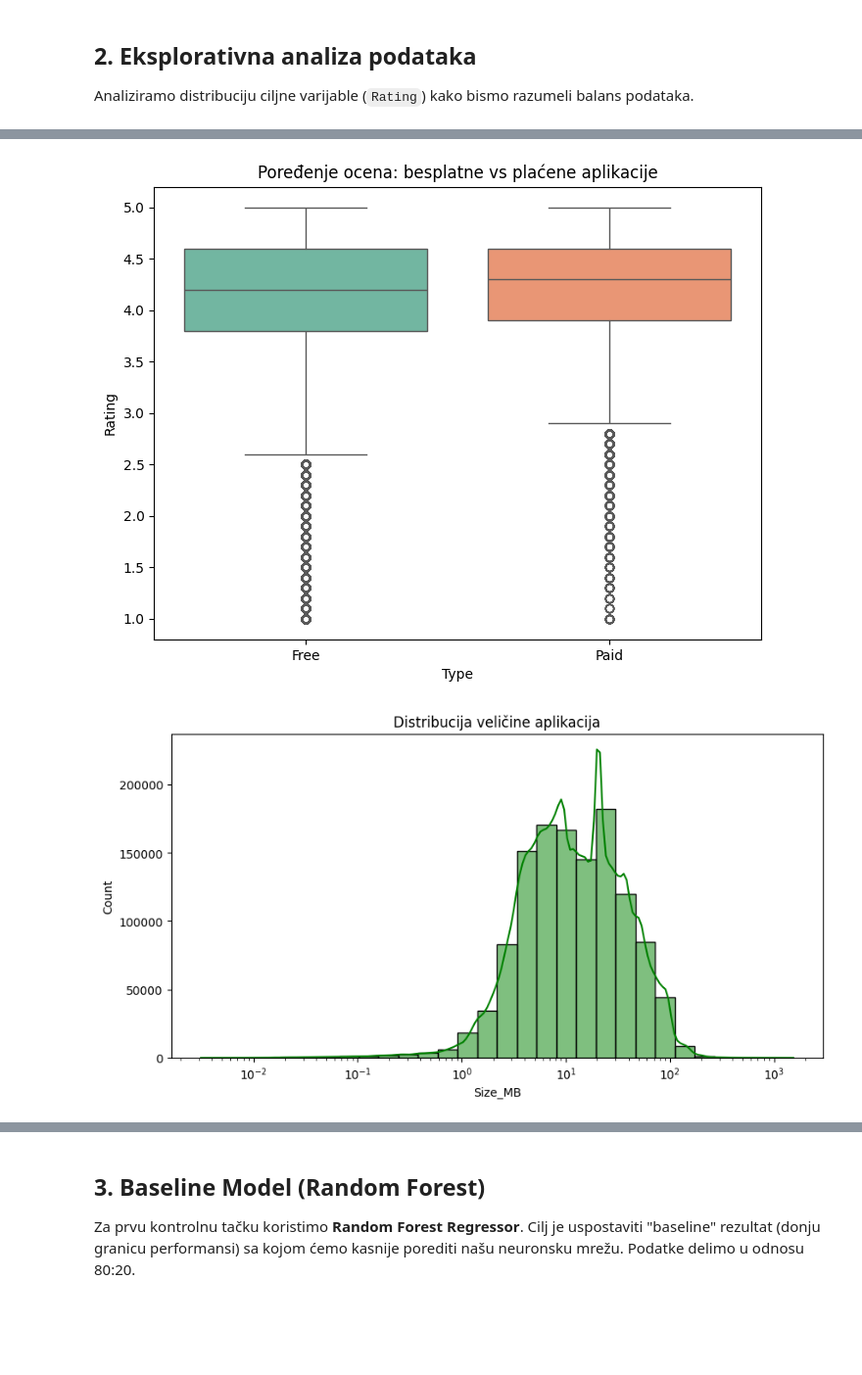
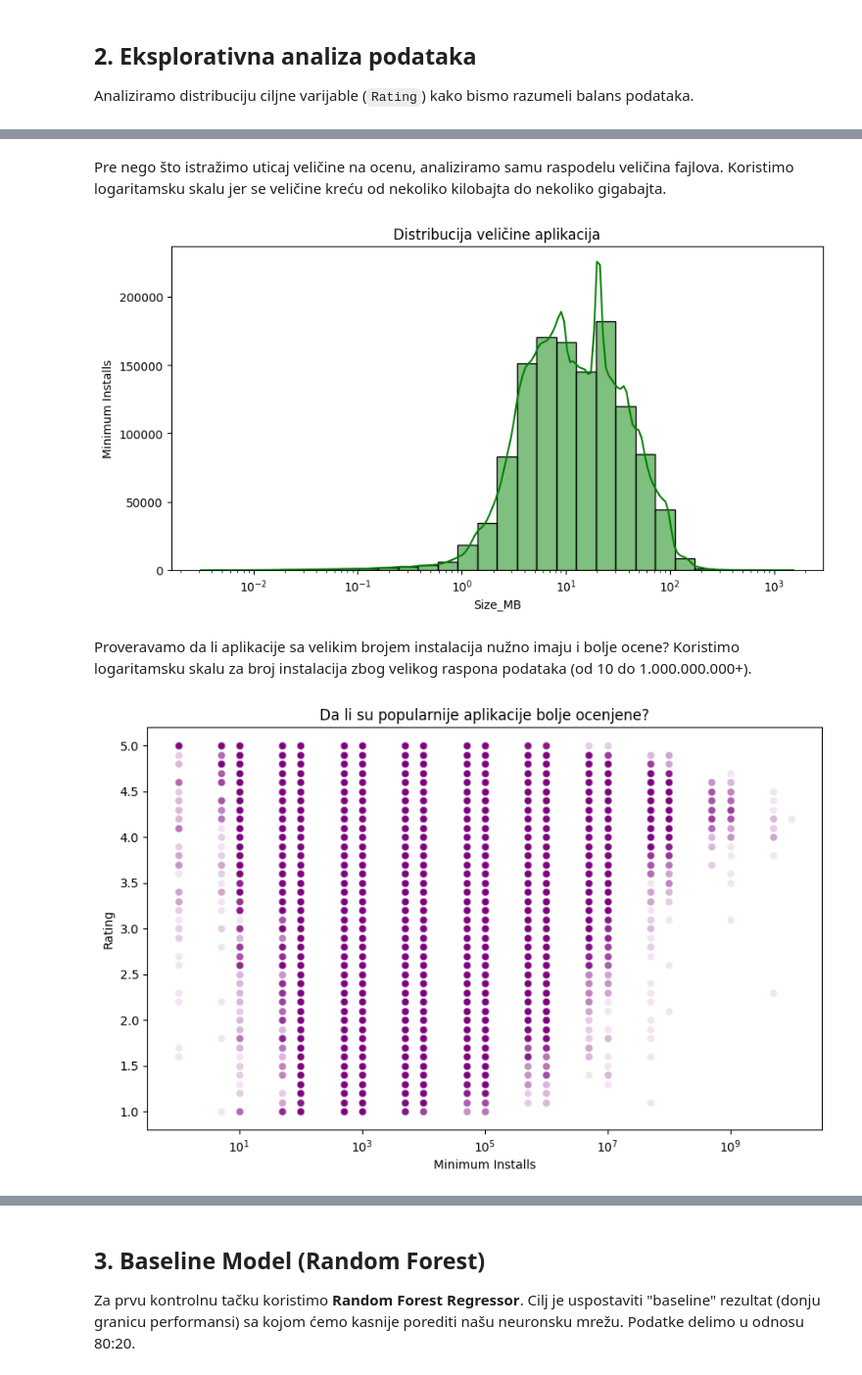
Before and after one commit to LukaSavkov/siap-projekcija-uspesnosti-mobilne-app, a Jupyter notebook: prva_kontrolna_tacka.ipynb, the cells around one changed output, grey strips where cells are left out. Shown at 98% size. Cells and saved outputs as stored; diff of their text form; code cells hidden in the pictures; blank space fills up the shorter version.

```diff
--- a/prva_kontrolna_tacka.ipynb
+++ b/prva_kontrolna_tacka.ipynb
@@ -113,21 +67,12 @@ plt.show()
-# %%
-df['Type'] = df['Price'].apply(lambda x: 'Paid' if x > 0 else 'Free')
-
-plt.figure(figsize=(8, 6))
-
-sns.boxplot(data=df, x='Type', y='Rating', hue='Type', palette='Set2', legend=False)
-plt.title('Poređenje ocena: besplatne vs plaćene aplikacije')
-plt.show()
-
-df.drop(columns=['Type'], inplace=True)
-# %% [output]
-[figure, removed]
+# %% [markdown]
+Pre nego što istražimo uticaj veličine na ocenu, analiziramo samu raspodelu veličina fajlova. Koristimo logaritamsku skalu jer se veličine kreću od nekoliko kilobajta do nekoliko gigabajta.
+# %%
+utils.plot_size_distribution(df)
+# %% [output]
+[figure, added]
+# %% [markdown]
+Proveravamo da li aplikacije sa velikim brojem instalacija nužno imaju i bolje ocene? Koristimo logaritamsku skalu za broj instalacija zbog velikog raspona podataka (od 10 do 1.000.000.000+).
 # %%
-plt.figure(figsize=(10, 5))
-
-sns.histplot(df['Size_MB'], bins=30, kde=True, log_scale=True, color='green')
-plt.title('Distribucija veličine aplikacija')
-plt.xlabel('Size_MB')
-plt.show()
+utils.plot_installs_vs_rating(df)
 # %% [output]
-[figure, old version]
+[figure, new version]
```
Also changed, not shown: parts of 21 cells of this notebook, 1 other file.
